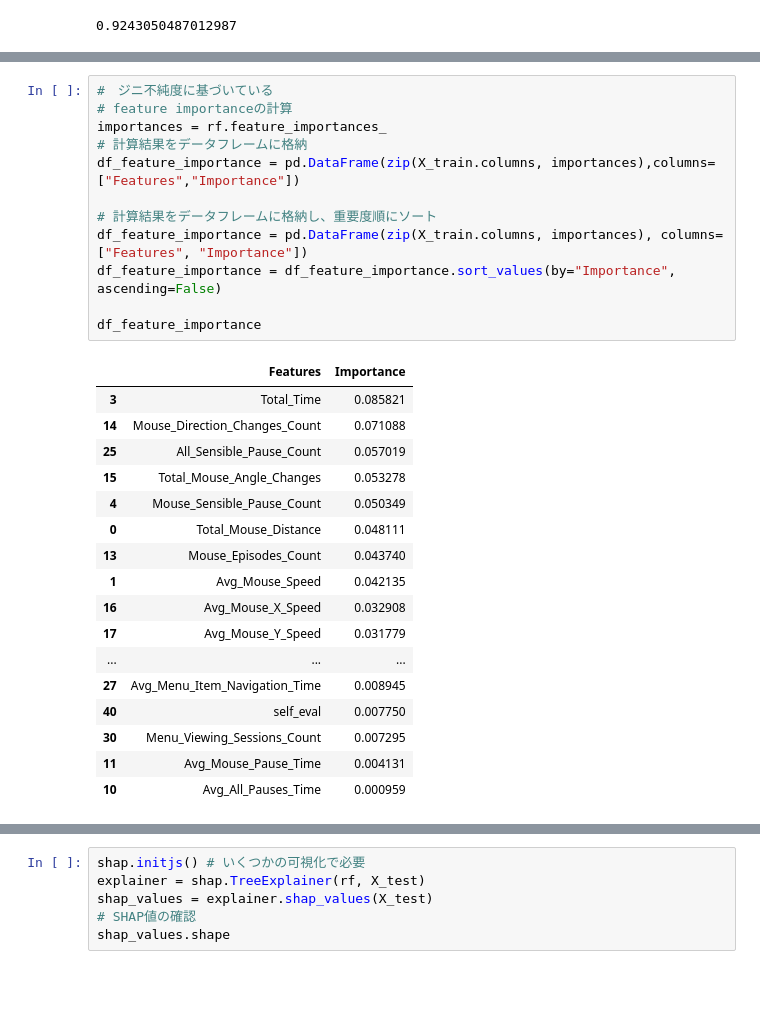
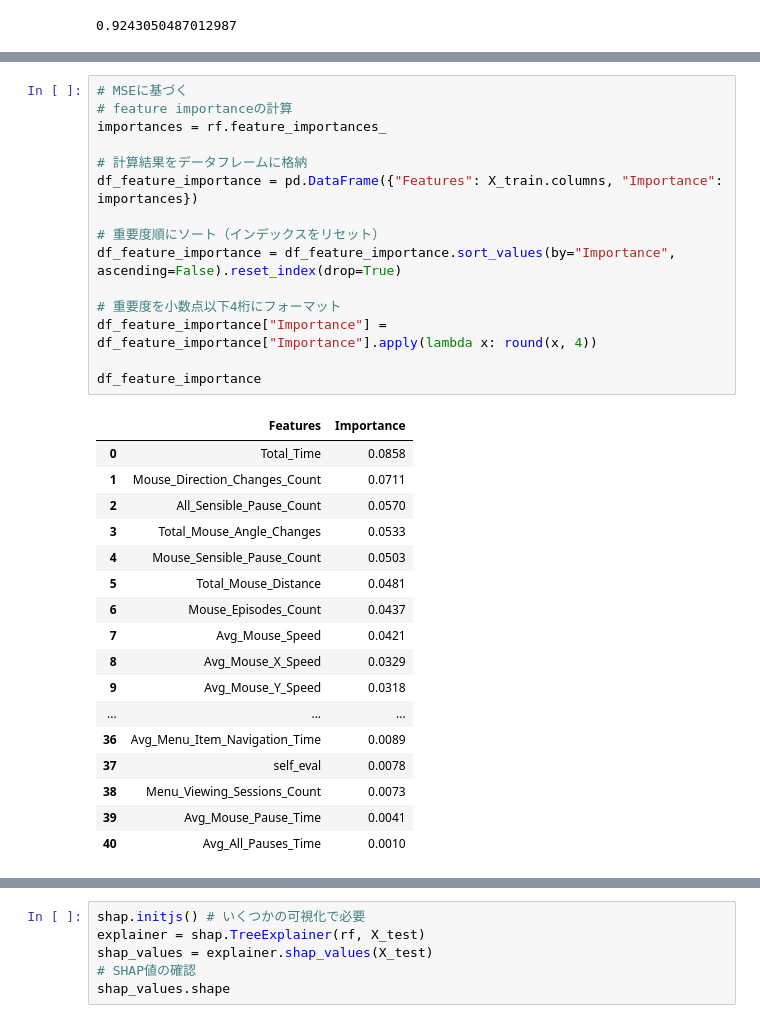
Before and after one commit to RakiPanda/ui-log_ExtractValues, a Jupyter notebook: ui-log_feature_importance.ipynb, the cells around one changed output, grey strips where cells are left out. Drawn from its saved outputs; the diff is of its cells as text; blank space fills up the shorter version.

```diff
--- a/ui-log_feature_importance.ipynb
+++ b/ui-log_feature_importance.ipynb
@@ -216,31 +216,34 @@ rf.score(X_test, y_test)
 # %%
-#　ジニ不純度に基づいている
+# MSEに基づく
 # feature importanceの計算
 importances = rf.feature_importances_
+
 # 計算結果をデータフレームに格納
-df_feature_importance = pd.DataFrame(zip(X_train.columns, importances),columns=["Features","Importance"])
+df_feature_importance = pd.DataFrame({"Features": X_train.columns, "Importance": importances})
 
-# 計算結果をデータフレームに格納し、重要度順にソート
-df_feature_importance = pd.DataFrame(zip(X_train.columns, importances), columns=["Features", "Importance"])
-df_feature_importance = df_feature_importance.sort_values(by="Importance", ascending=False)
+# 重要度順にソート（インデックスをリセット）
+df_feature_importance = df_feature_importance.sort_values(by="Importance", ascending=False).reset_index(drop=True)
+
+# 重要度を小数点以下4桁にフォーマット
+df_feature_importance["Importance"] = df_feature_importance["Importance"].apply(lambda x: round(x, 4))
 
 df_feature_importance
 # %% [output]
 |  | Features | Importance |
-| 3 | Total_Time | 0.085821 |
-| 14 | Mouse_Direction_Changes_Count | 0.071088 |
-| 25 | All_Sensible_Pause_Count | 0.057019 |
-| 15 | Total_Mouse_Angle_Changes | 0.053278 |
-| 4 | Mouse_Sensible_Pause_Count | 0.050349 |
-| 0 | Total_Mouse_Distance | 0.048111 |
-| 13 | Mouse_Episodes_Count | 0.043740 |
-| 1 | Avg_Mouse_Speed | 0.042135 |
-| 16 | Avg_Mouse_X_Speed | 0.032908 |
-| 17 | Avg_Mouse_Y_Speed | 0.031779 |
+| 0 | Total_Time | 0.0858 |
+| 1 | Mouse_Direction_Changes_Count | 0.0711 |
+| 2 | All_Sensible_Pause_Count | 0.0570 |
+| 3 | Total_Mouse_Angle_Changes | 0.0533 |
+| 4 | Mouse_Sensible_Pause_Count | 0.0503 |
+| 5 | Total_Mouse_Distance | 0.0481 |
+| 6 | Mouse_Episodes_Count | 0.0437 |
+| 7 | Avg_Mouse_Speed | 0.0421 |
+| 8 | Avg_Mouse_X_Speed | 0.0329 |
+| 9 | Avg_Mouse_Y_Speed | 0.0318 |
 | ... | ... | ... |
-| 27 | Avg_Menu_Item_Navigation_Time | 0.008945 |
-| 40 | self_eval | 0.007750 |
-| 30 | Menu_Viewing_Sessions_Count | 0.007295 |
-| 11 | Avg_Mouse_Pause_Time | 0.004131 |
-| 10 | Avg_All_Pauses_Time | 0.000959 |
+| 36 | Avg_Menu_Item_Navigation_Time | 0.0089 |
+| 37 | self_eval | 0.0078 |
+| 38 | Menu_Viewing_Sessions_Count | 0.0073 |
+| 39 | Avg_Mouse_Pause_Time | 0.0041 |
+| 40 | Avg_All_Pauses_Time | 0.0010 |
 # %%
```
Also changed, not shown: parts of 3 cells of this notebook, 1 other file.
